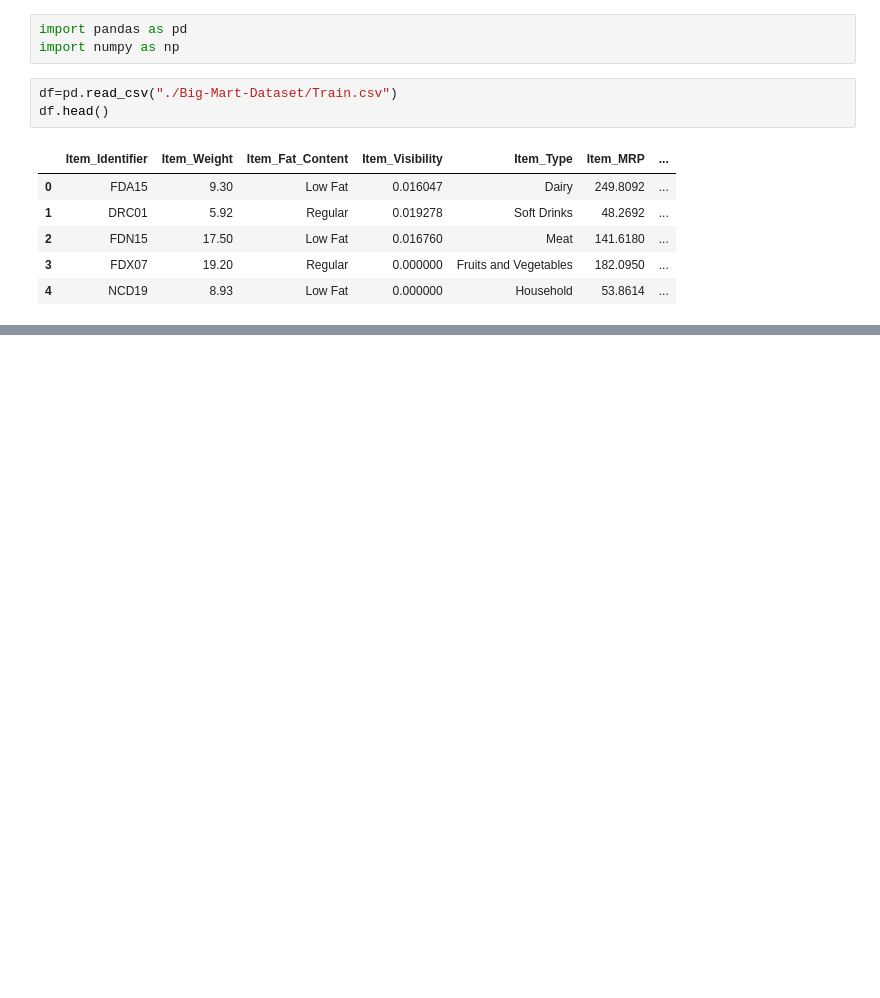
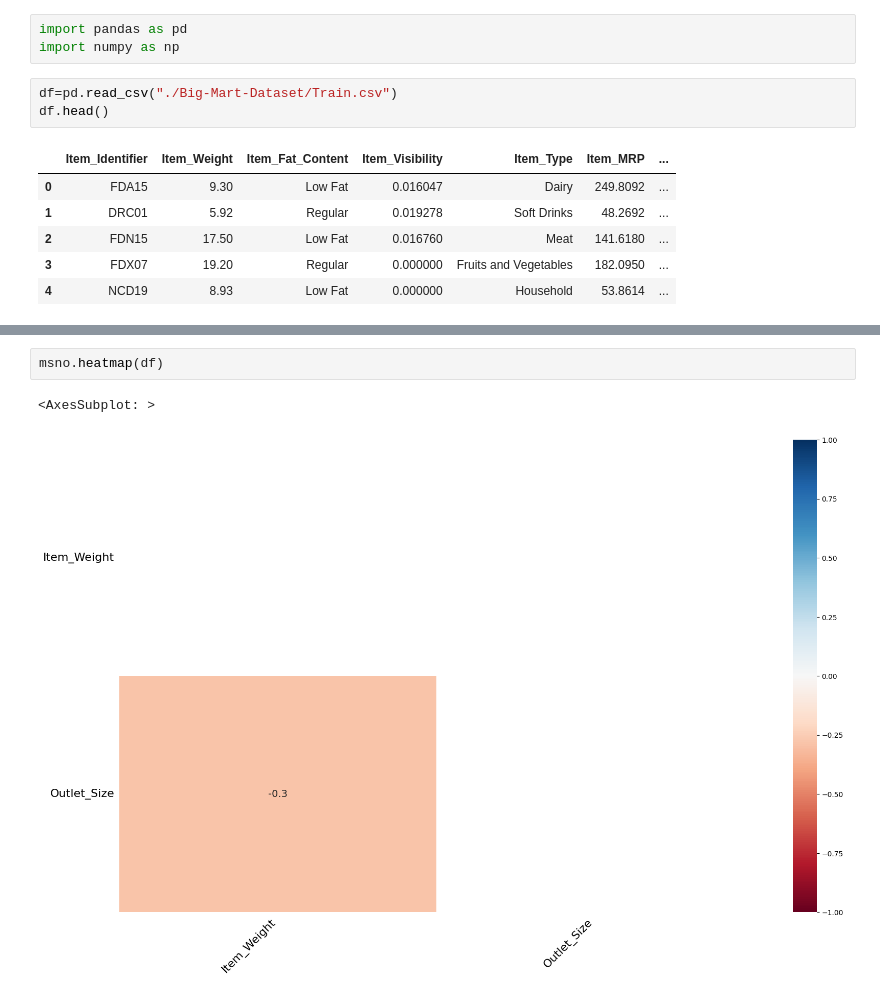
Before and after one commit to NoobPro004/Python, a Jupyter notebook: Machine Learning/Predictive Modelling/Big-Mart-Sales-Prediction/big_data_mart.ipynb, the cells around one changed output, grey strips where cells are left out. Drawn from its saved outputs; the diff is of its cells as text; blank space fills up the shorter version.

```diff
--- a/Machine Learning/Predictive Modelling/Big-Mart-Sales-Prediction/big_data_mart.ipynb
+++ b/Machine Learning/Predictive Modelling/Big-Mart-Sales-Prediction/big_data_mart.ipynb
@@ -13,0 +51,5 @@ df.head()
+# %%
+msno.heatmap(df)
+# %% [output]
+<AxesSubplot: >
+[figure, added]
```
Also changed, not shown: parts of 12 cells of this notebook.
